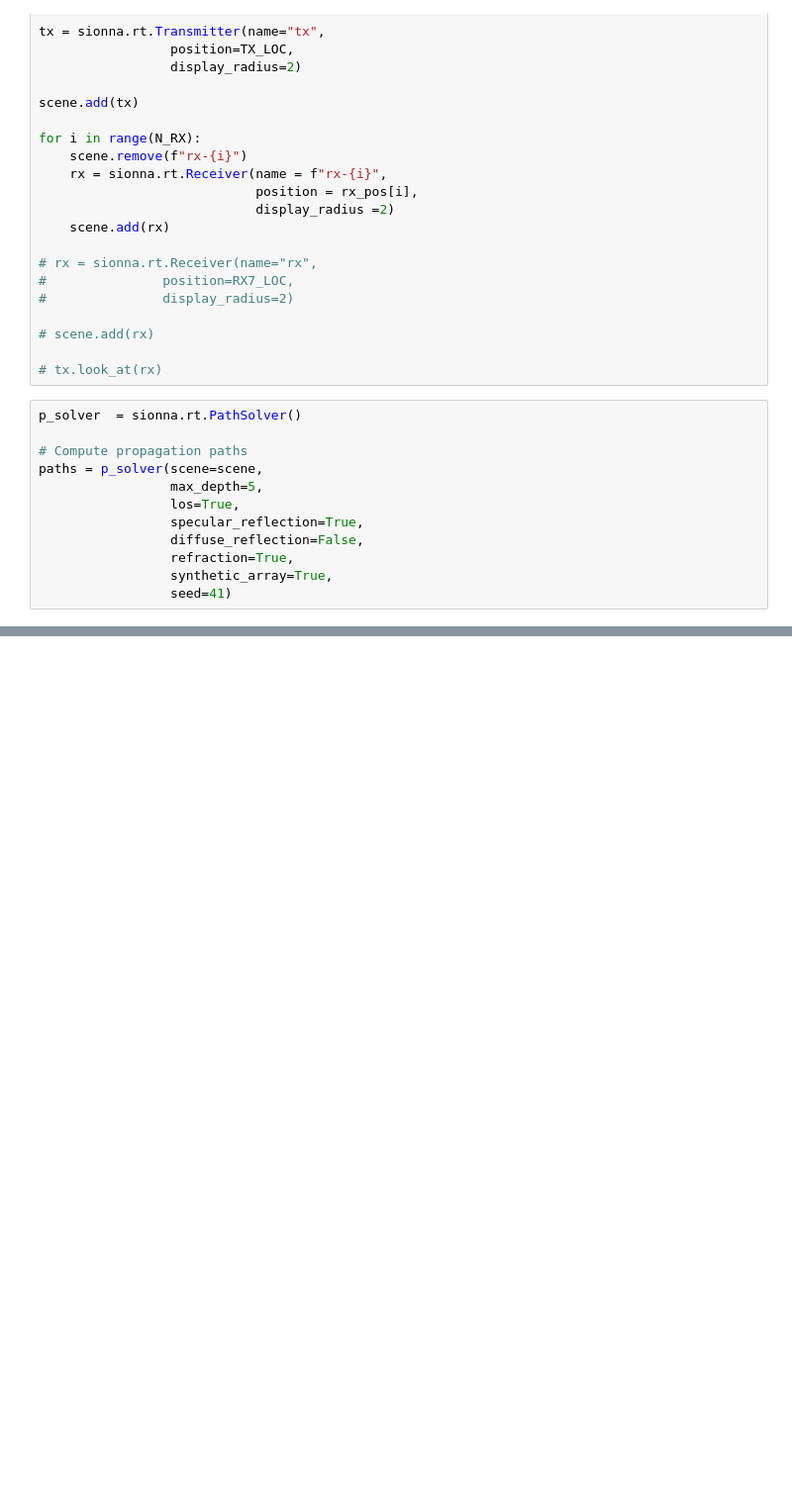
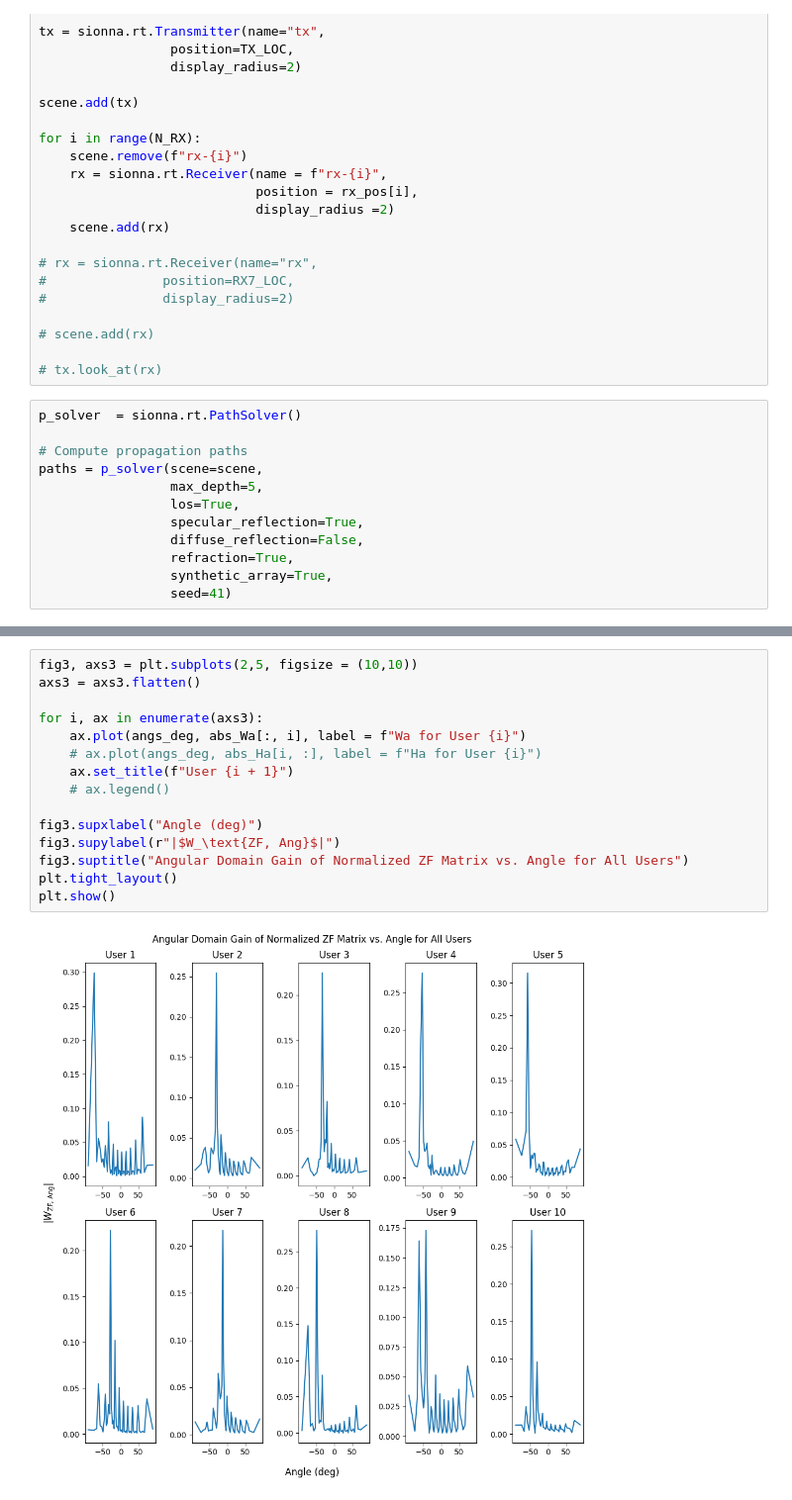
Before and after one commit to ear0/ECE575FP, a Jupyter notebook: mu_mimo.ipynb, the cells around one changed output, grey strips where cells are left out. Shown at 99% size. Cells and saved outputs as stored; diff of their text form; blank space fills up the shorter version.

```diff
--- a/mu_mimo.ipynb
+++ b/mu_mimo.ipynb
@@ -171,0 +201,17 @@ Ha = Ur.conj().T @ H_zf
+# %%
+fig3, axs3 = plt.subplots(2,5, figsize = (10,10))
+axs3 = axs3.flatten()
+
+for i, ax in enumerate(axs3):
+    ax.plot(angs_deg, abs_Wa[:, i], label = f"Wa for User {i}")
+    # ax.plot(angs_deg, abs_Ha[i, :], label = f"Ha for User {i}")
+    ax.set_title(f"User {i + 1}")
+    # ax.legend()
+
+fig3.supxlabel("Angle (deg)")
+fig3.supylabel(r"|$W_\text{ZF, Ang}$|")
+fig3.suptitle("Angular Domain Gain of Normalized ZF Matrix vs. Angle for All Users")
+plt.tight_layout()
+plt.show()
+# %% [output]
+[figure, added]
```
Also changed, not shown: parts of 13 cells of this notebook, 1 other file.
